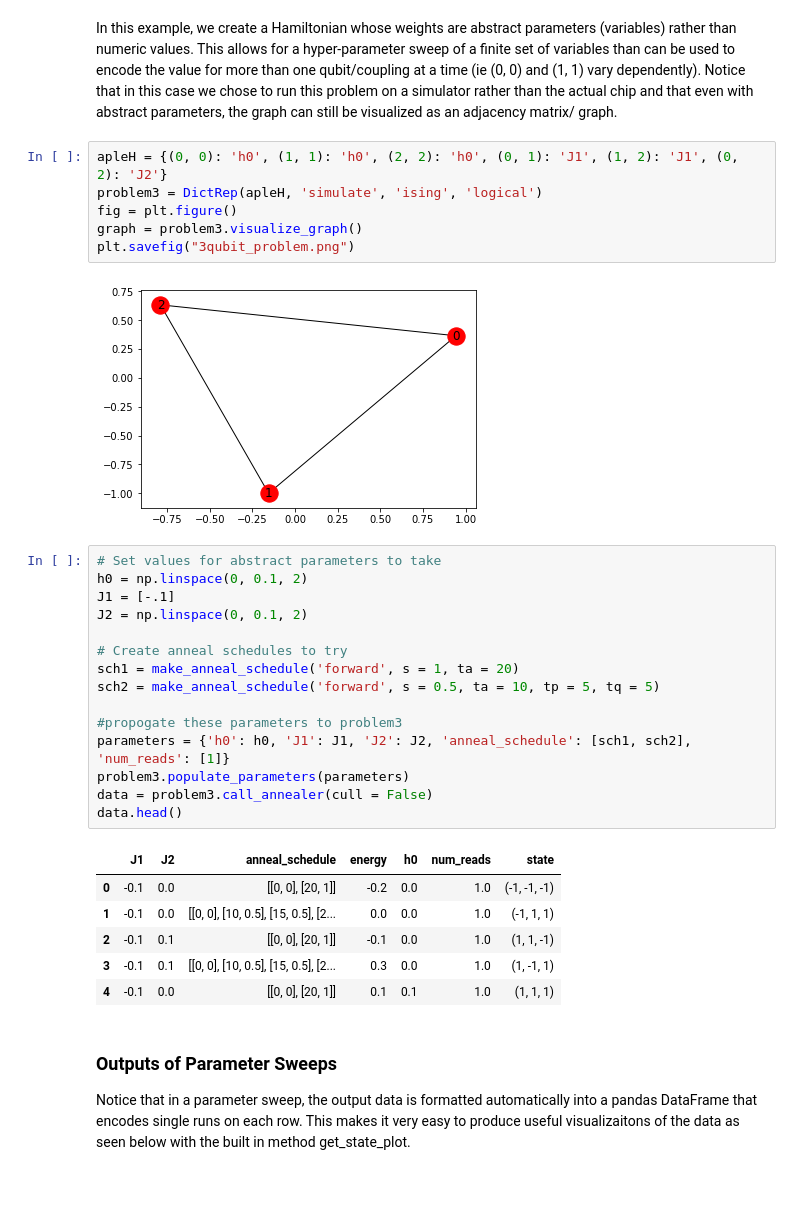
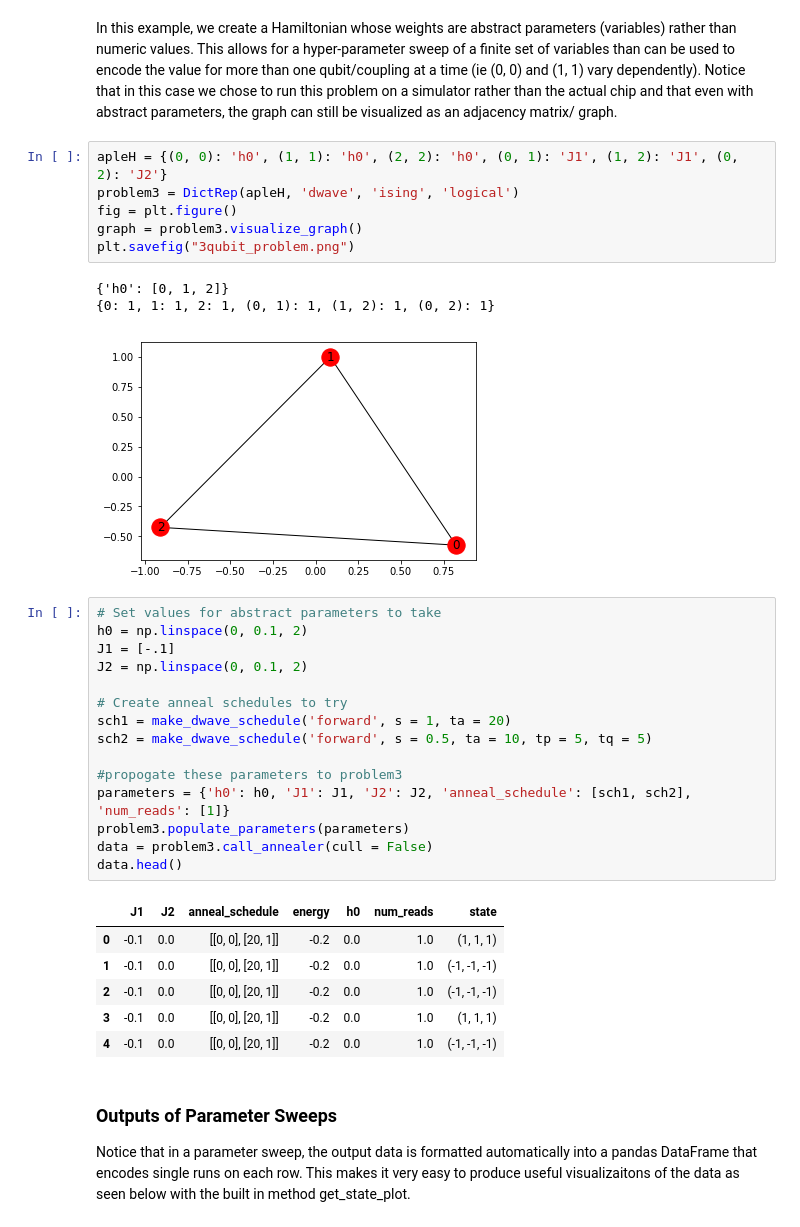
Before and after one commit to naezzell/dwaveutils, a Jupyter notebook: examples/example_parameter_sweep.ipynb, the cells around one changed output. Cells and saved outputs as stored; diff of their text form; blank space fills up the shorter version.

```diff
--- a/examples/example_parameter_sweep.ipynb
+++ b/examples/example_parameter_sweep.ipynb
@@ -53,12 +54,14 @@ In this example, we create a Hamiltonian whose weights are abstract parameters (
 than numeric values. This allows for a hyper-parameter sweep of a finite set of variables than can be used to encode the value for more than one qubit/coupling at a time (ie (0, 0) and (1, 1) vary dependently). Notice that in this case we chose to run this problem on a simulator rather than the actual chip and that even with abstract parameters, the graph can still be visualized as an adjacency matrix/ graph.
 # %%
 apleH = {(0, 0): 'h0', (1, 1): 'h0', (2, 2): 'h0', (0, 1): 'J1', (1, 2): 'J1', (0, 2): 'J2'}
-problem3 = DictRep(apleH, 'simulate', 'ising', 'logical')
+problem3 = DictRep(apleH, 'dwave', 'ising', 'logical')
 fig = plt.figure()
 graph = problem3.visualize_graph()
 plt.savefig("3qubit_problem.png")
 # %% [output]
+{'h0': [0, 1, 2]}
+{0: 1, 1: 1, 2: 1, (0, 1): 1, (1, 2): 1, (0, 2): 1}
-[figure, old version]
+[figure, new version]
 # %%
 # Set values for abstract parameters to take
 h0 = np.linspace(0, 0.1, 2)
@@ -66,8 +69,8 @@ J1 = [-.1]
 J2 = np.linspace(0, 0.1, 2)
 
 # Create anneal schedules to try
-sch1 = make_anneal_schedule('forward', s = 1, ta = 20)
-sch2 = make_anneal_schedule('forward', s = 0.5, ta = 10, tp = 5, tq = 5)
+sch1 = make_dwave_schedule('forward', s = 1, ta = 20)
+sch2 = make_dwave_schedule('forward', s = 0.5, ta = 10, tp = 5, tq = 5)
 
 #propogate these parameters to problem3
 parameters = {'h0': h0, 'J1': J1, 'J2': J2, 'anneal_schedule': [sch1, sch2], 'num_reads': [1]}
@@ -76,11 +79,11 @@ data = problem3.call_annealer(cull = False)
 data.head()
 # %% [output]
 |  | J1 | J2 | anneal_schedule | energy | h0 | num_reads | state |
-| 0 | -0.1 | 0.0 | [[0, 0], [20, 1]] | -0.2 | 0.0 | 1.0 | (-1, -1, -1) |
-| 1 | -0.1 | 0.0 | [[0, 0], [10, 0.5], [15, 0.5], [2... | 0.0 | 0.0 | 1.0 | (-1, 1, 1) |
-| 2 | -0.1 | 0.1 | [[0, 0], [20, 1]] | -0.1 | 0.0 | 1.0 | (1, 1, -1) |
-| 3 | -0.1 | 0.1 | [[0, 0], [10, 0.5], [15, 0.5], [2... | 0.3 | 0.0 | 1.0 | (1, -1, 1) |
-| 4 | -0.1 | 0.0 | [[0, 0], [20, 1]] | 0.1 | 0.1 | 1.0 | (1, 1, 1) |
+| 0 | -0.1 | 0.0 | [[0, 0], [20, 1]] | -0.2 | 0.0 | 1.0 | (1, 1, 1) |
+| 1 | -0.1 | 0.0 | [[0, 0], [20, 1]] | -0.2 | 0.0 | 1.0 | (-1, -1, -1) |
+| 2 | -0.1 | 0.0 | [[0, 0], [20, 1]] | -0.2 | 0.0 | 1.0 | (-1, -1, -1) |
+| 3 | -0.1 | 0.0 | [[0, 0], [20, 1]] | -0.2 | 0.0 | 1.0 | (1, 1, 1) |
+| 4 | -0.1 | 0.0 | [[0, 0], [20, 1]] | -0.2 | 0.0 | 1.0 | (-1, -1, -1) |
 # %% [markdown]
 ### Outputs of Parameter Sweeps
 Notice that in a parameter sweep, the output data is formatted automatically into a pandas DataFrame that encodes single runs on each row. This makes it very easy to produce useful visualizaitons of the data as seen below with the built in method get_state_plot.
```
Also changed, not shown: parts of 4 cells of this notebook, 4 other files.
